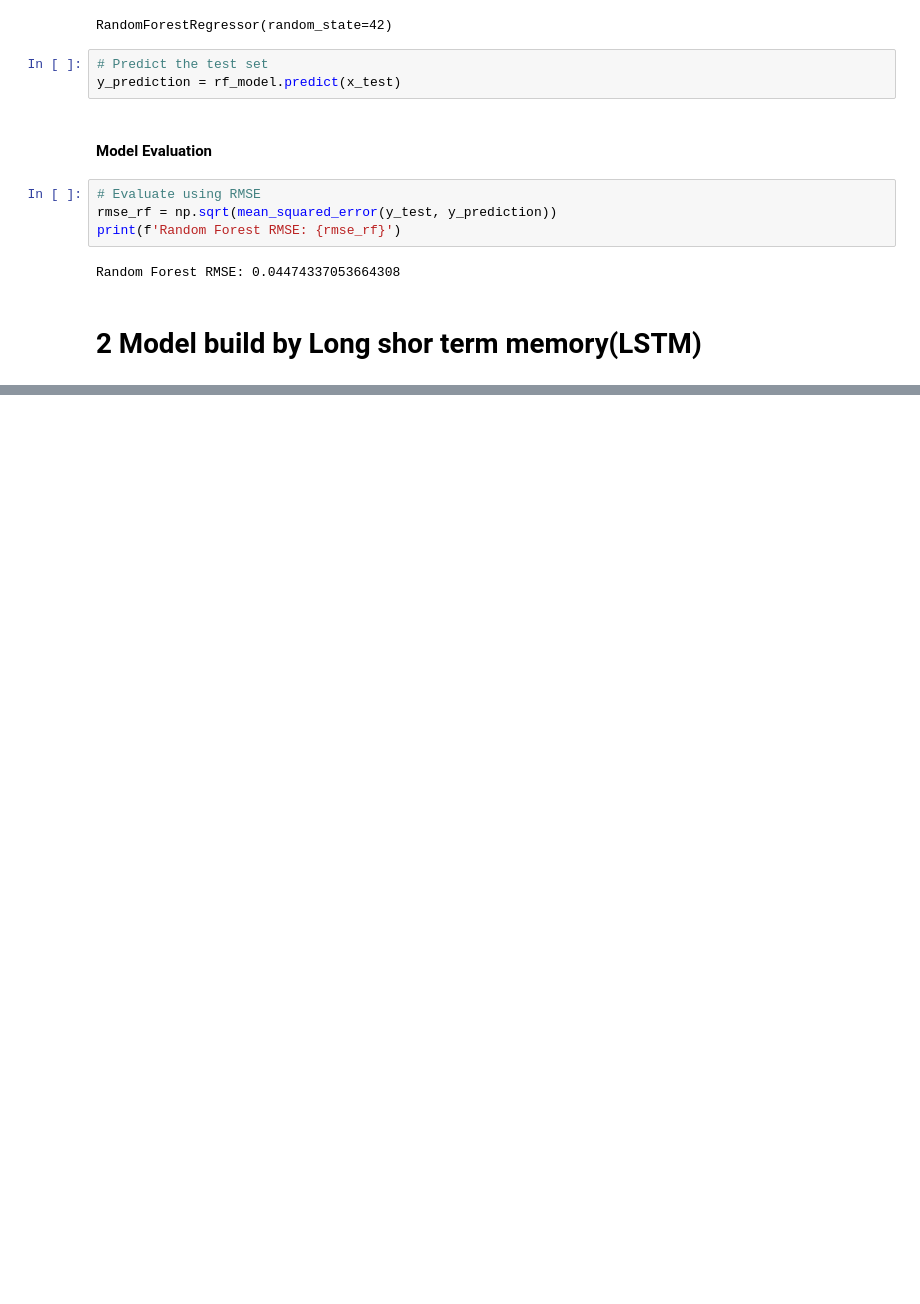
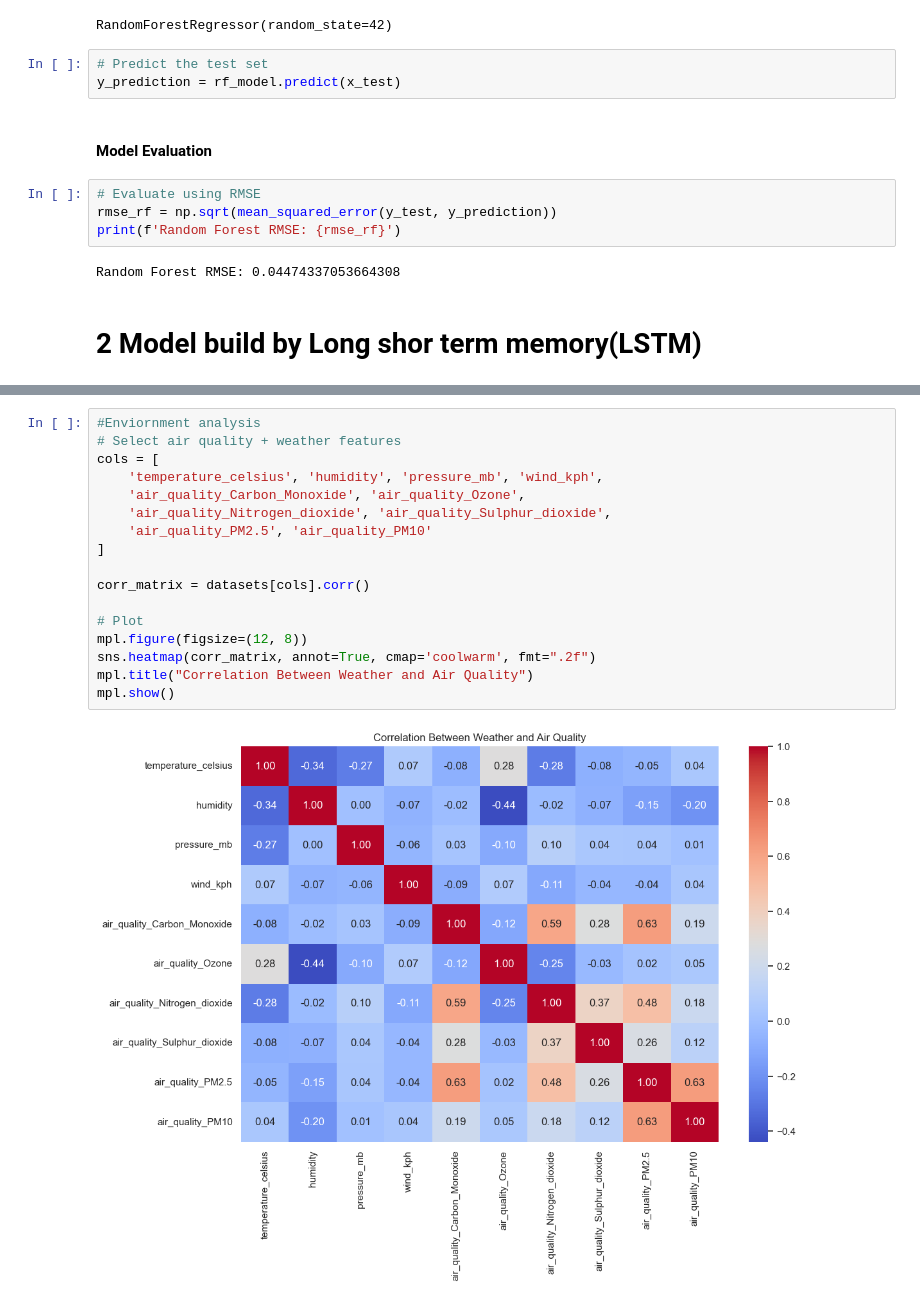
Before and after one commit to Abena-3565/Weather_Trend_Forecasting, a Jupyter notebook: model.ipynb, the cells around one changed output, grey strips where cells are left out. Cells and saved outputs as stored; diff of their text form; blank space fills up the shorter version.

```diff
--- a/model.ipynb
+++ b/model.ipynb
@@ -323,0 +403,19 @@ Random Forest RMSE: 0.04474337053664308
+# %%
+#Enviornment analysis
+# Select air quality + weather features
+cols = [
+    'temperature_celsius', 'humidity', 'pressure_mb', 'wind_kph',
+    'air_quality_Carbon_Monoxide', 'air_quality_Ozone',
+    'air_quality_Nitrogen_dioxide', 'air_quality_Sulphur_dioxide',
+    'air_quality_PM2.5', 'air_quality_PM10'
+]
+
+corr_matrix = datasets[cols].corr()
+
+# Plot
+mpl.figure(figsize=(12, 8))
+sns.heatmap(corr_matrix, annot=True, cmap='coolwarm', fmt=".2f")
+mpl.title("Correlation Between Weather and Air Quality")
+mpl.show()
+# %% [output]
+[figure, added]
```
Also changed, not shown: parts of 10 cells of this notebook.
